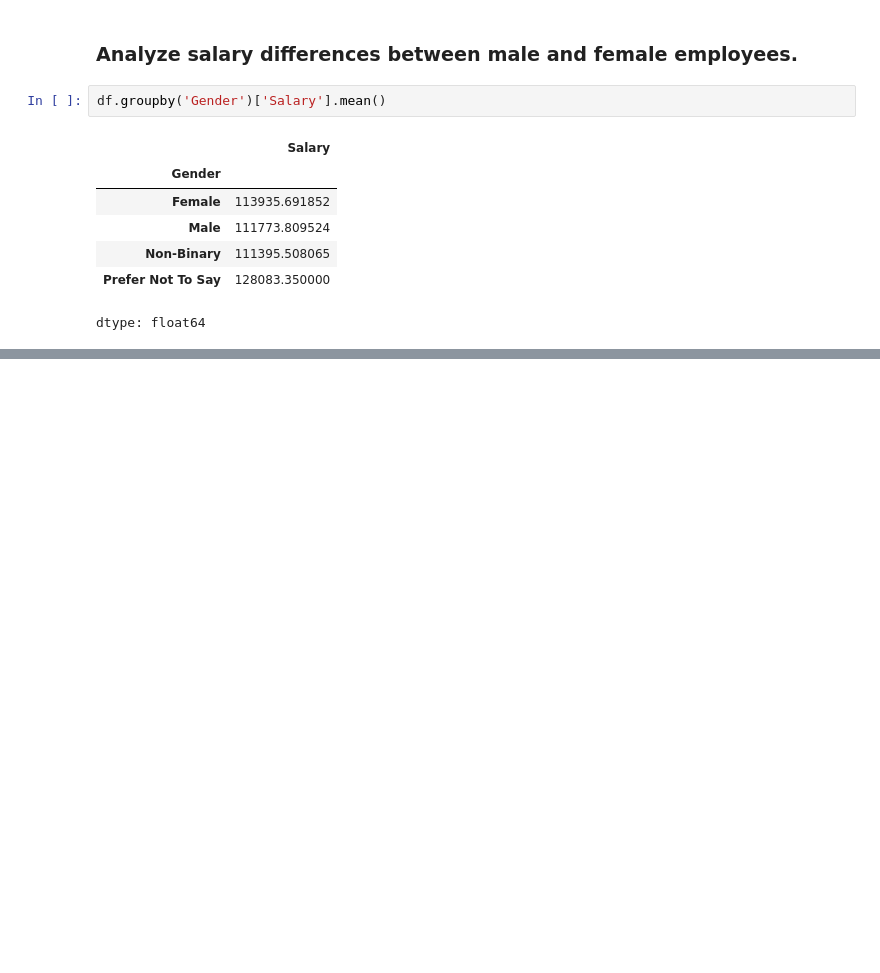
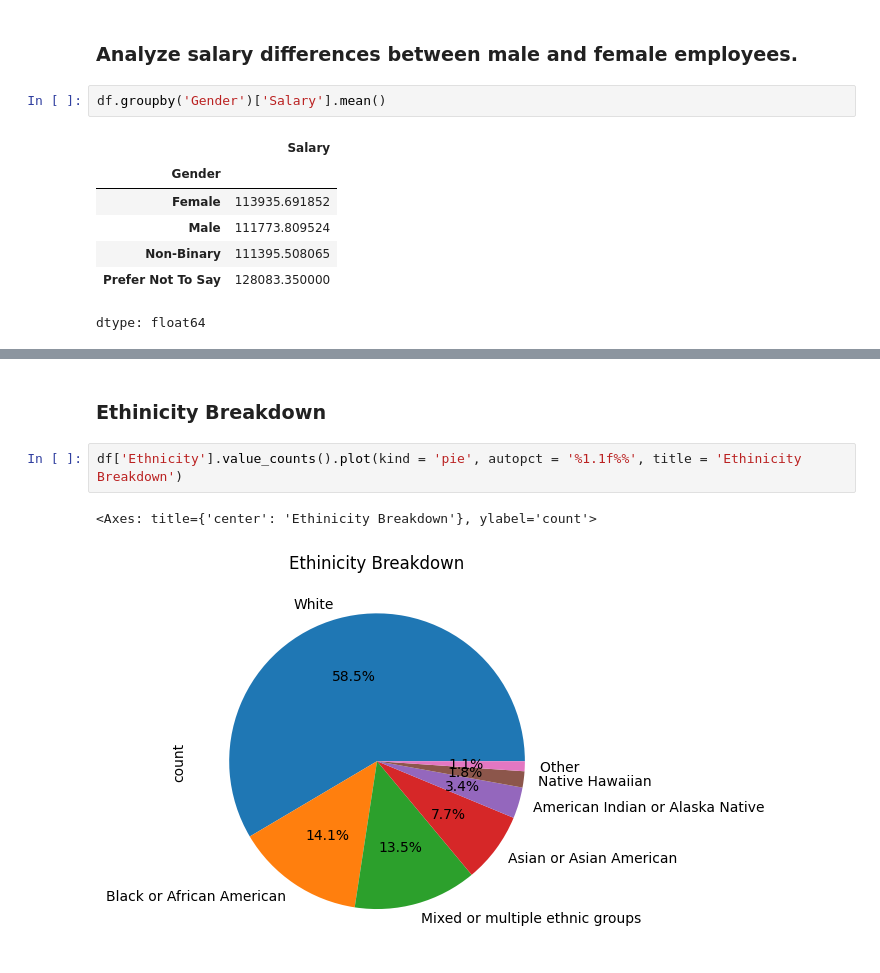
Before and after one commit to aadi-kanwar/Employee-Attrition, a Jupyter notebook: Employee_Attrition.ipynb, the cells around one changed output, grey strips where cells are left out. Drawn from its saved outputs; the diff is of its cells as text; blank space fills up the shorter version.

```diff
--- a/Employee_Attrition.ipynb
+++ b/Employee_Attrition.ipynb
@@ -376,0 +542,7 @@ dtype: float64
+# %% [markdown]
+### Ethinicity Breakdown
+# %%
+df['Ethnicity'].value_counts().plot(kind = 'pie', autopct = '%1.1f%%', title = 'Ethinicity Breakdown')
+# %% [output]
+<Axes: title={'center': 'Ethinicity Breakdown'}, ylabel='count'>
+[figure, added]
```
Also changed, not shown: parts of 81 cells of this notebook.
